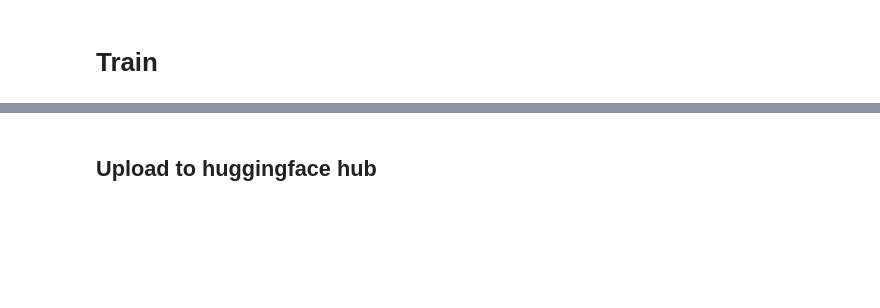
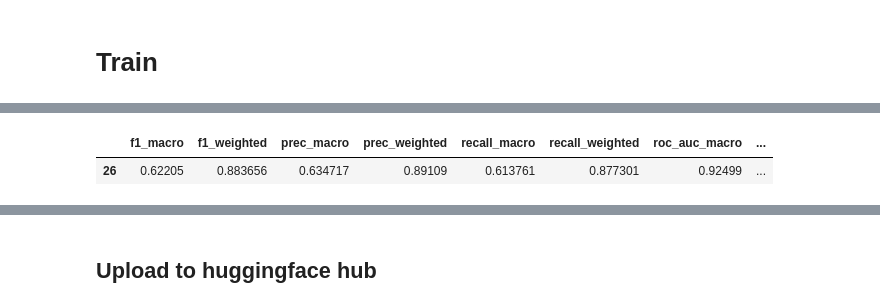
Before and after one commit to umcu/EchoLabeler, a Jupyter notebook: notebooks/Echo_project_documentClassification_biLSTM.ipynb, the cells around one changed output, grey strips where cells are left out. Cells and saved outputs as stored; diff of their text form; code cells hidden in the pictures; blank space fills up the shorter version.

```diff
--- a/notebooks/Echo_project_documentClassification_biLSTM.ipynb
+++ b/notebooks/Echo_project_documentClassification_biLSTM.ipynb
@@ -40,0 +49,4 @@ from typing import Callable, Tuple, Dict, List, Literal, Union
+# %%
+splitter  = re.compile(r'[^\w]')
+sentence = "De vos springt,over het.hek"
+splitter.split(sentence)
@@ -43,7 +57,7 @@ from typing import Callable, Tuple, Dict, List, Literal, Union
 embedding_dim = 300
 max_len = 200
 num_words_in_vocab = 5_000
-num_epochs = 5
+num_epochs = 30
 warmup_steps = 40 # only relevant for multilabel problems
 warmup_lr = 2e-3 # only relevant for multilabel problems
 
@@ -51,19 +65,19 @@ num_folds = 10
 # multilabel: lv_dil, pe, rv_dil
 # categorical: aortic_regurgitation, lv_syst_func, rv_syst_func, aortic_stenosis, diastolic_dysfunction, mitral_regurgitation, tricuspid_regurgitation,wma
 
-Class = 'rv_dil'
+Class = 'rv_syst_func'
 batch_size = 128
-ModelType = 'textcnn' # bigru, bilstm, cnn, hstacked_dcnn, textcnn
+ModelType = 'bilstm' # bigru, bilstm, cnn, hstacked_dcnn, textcnn
 ProcessorType = "cpu" if len(tf.config.experimental.list_physical_devices("GPU"))==0 else "gpu"
 Splitting = 'from_file' # CV or from_file
 UseClassWeights = False
 LR = 0.0025
 dilation=1
-num_layers = 96
+num_layers = 32
 dropout=0.2
 lemmatize = True
 lowercase = False
-pre_trained_embeddings = False
+pre_trained_embeddings = True
 deabbreviate = False
 typo_removal = False # TODO: remove typos
 filter_reports = True
@@ -82,21 +96,13 @@ MULTILABELS = {'Mild': ['Mild', 'Present'],
 
 reduce_labels = False
 REDUCED_LABELMAP = {
-    'Present': 'Moderate',
+    'Present': 'Present',
     'No label': 'No label',
     'Normal': 'Normal',
-    'Moderate': 'Moderate',
-    'Severe': 'Severe',
-    'Mild': 'Mild'
+    'Moderate': 'Present',
+    'Severe': 'Present',
+    'Mild': 'Present'
 }
-#REDUCED_LABELMAP = {
-#    'Present': 'Present',
-#    'No label': 'No label',
-#    'Normal': 'Normal',
-#    'Moderate': 'Present',
-#    'Severe': 'Present',
-#    'Mild': 'Present'
-#}
 # %%
 if deabbreviate | typo_removal | filter_reports:
     sys.path.append(os.path.abspath(os.path.join('..', 'src')))
@@ -160,16 +166,12 @@ def multi_label_metrics(probs, labels, threshold=0.5):
     # return as dictionary
     metrics = {'f1_macro': f1_macro,
                'f1_weighted': f1_weighted,
-               'f1_micro': f1_micro,
                'prec_macro': prec_macro,
                'prec_weighted': prec_weighted,
-               'prec_micro': prec_micro,
                'recall_macro': recall_macro,
                'recall_weighted': recall_weighted,
-               'recall_micro': recall_micro,
                'roc_auc_macro': roc_auc_macro,
                'roc_auc_weighted': roc_auc_weighted,
-               'roc_auc_micro': roc_auc_micro,
                'accuracy': accuracy}
     return metrics
 # %%
@@ -233,6 +235,10 @@ def CurrentModel(modelselection: Literal['bigru', 'bilstm', 'cnn', 'hstacked_dcn
                  filters: List[int]=[1,2,3,5],
                  attention: bool=False
                  ):
+    # TODO: add concatenation of pre-trained and trainable
+    # TODO: combination of TextCNN with varying dilations
+    # TODO: make vstacked dilated CNN
+    # TODO: test Attention
     if modelselection != 'textcnn':
         model = Sequential()
 
@@ -308,7 +314,8 @@ def CurrentModel(modelselection: Literal['bigru', 'bilstm', 'cnn', 'hstacked_dcn
         # also see: https://github.com/ShaneTian/TextCNN/blob/master/text_cnn.py and https://arxiv.org/abs/1408.5882
         inputs = layers.Input(shape = (maxlen,),  name='InputData')
         if pre_trained_vectors:
-            xlayer = layers.Embedding(vocabsize, embeddingdim, input_length = maxlen, name='EmbeddingLayer', trainable=False)(inputs)
+            xlayer = layers.Embedding(vocabsize, embeddingdim, name='EmbeddingLayer',
+                                      input_shape=(maxlen, embeddingdim), trainable=False)(inputs)
         else:
             xlayer = layers.Embedding(vocabsize, embeddingdim, input_length = maxlen, name='EmbeddingLayer', trainable=True)(inputs)
         xlayer = layers.Reshape((maxlen, embeddingdim, 1))(xlayer)
@@ -764,4 +794,7 @@ plt.plot(ResultDict[k]['history'])
 # %%
-ResultDict[k]['result']
+ResultDict[k]['result'].sort_values(by='f1_macro', ascending=False).head(1)
+# %% [output]
+|  | f1_macro | f1_weighted | prec_macro | prec_weighted | recall_macro | recall_weighted | roc_auc_macro | ... |
+| 26 | 0.62205 | 0.883656 | 0.634717 | 0.89109 | 0.613761 | 0.877301 | 0.92499 | ... |
 # %%
 plot_model(_model, to_file='./model_plot.png', show_shapes=True, show_layer_names=True)
```
Also changed, not shown: parts of 15 cells of this notebook, 2 other files.
